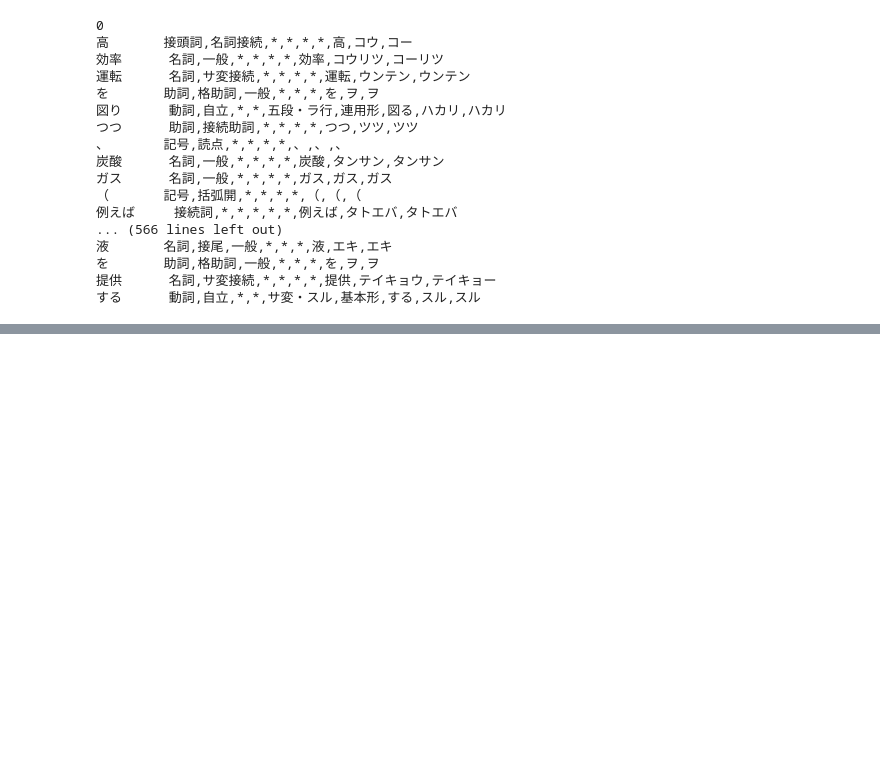
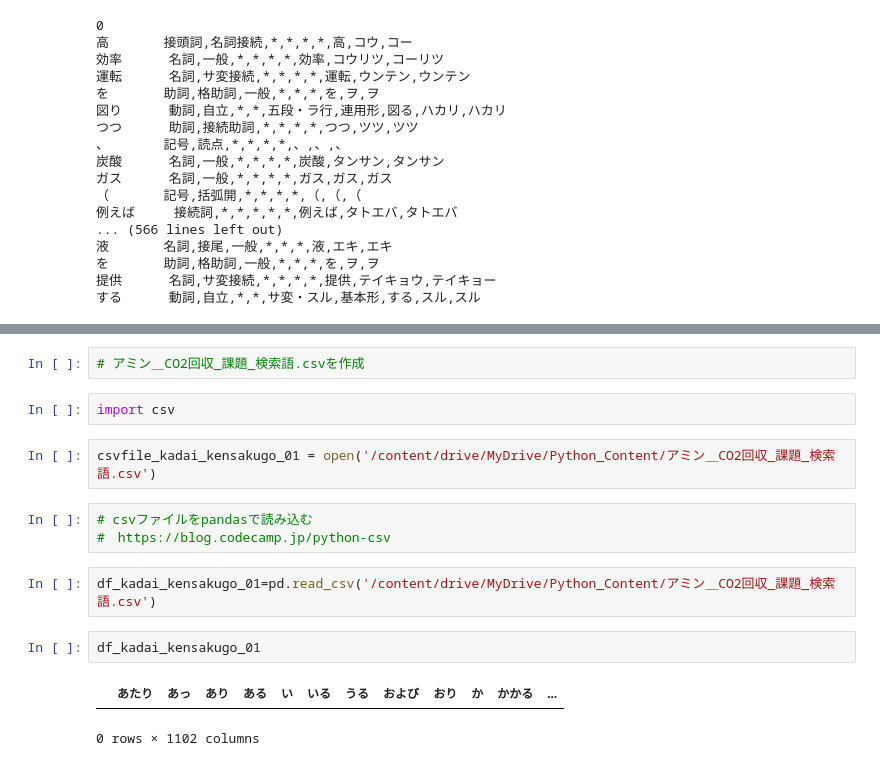
Before and after one commit to muratatk/-_CO2-_-_csv01, a Jupyter notebook: Amin_CO2_CSV03_For_hinsi_01.ipynb, the cells around one changed output, grey strips where cells are left out. Drawn from its saved outputs; the diff is of its cells as text; blank space fills up the shorter version.

```diff
--- a/Amin_CO2_CSV03_For_hinsi_01.ipynb
+++ b/Amin_CO2_CSV03_For_hinsi_01.ipynb
@@ -240,0 +322,16 @@ for X in range(10):
+# %%
+# アミン＿CO2回収_課題_検索語.csvを作成
+# %%
+import csv
+# %%
+csvfile_kadai_kensakugo_01 = open('/content/drive/MyDrive/Python_Content/アミン＿CO2回収_課題_検索語.csv')
+# %%
+# csvファイルをpandasで読み込む
+#　https://blog.codecamp.jp/python-csv
+# %%
+df_kadai_kensakugo_01=pd.read_csv('/content/drive/MyDrive/Python_Content/アミン＿CO2回収_課題_検索語.csv')
+# %%
+df_kadai_kensakugo_01
+# %% [output]
+|  | あたり | あっ | あり | ある | い | いる | うる | および | おり | か | かかる | ... |
+0 rows × 1102 columns
```
Also changed, not shown: parts of 15 cells of this notebook.
